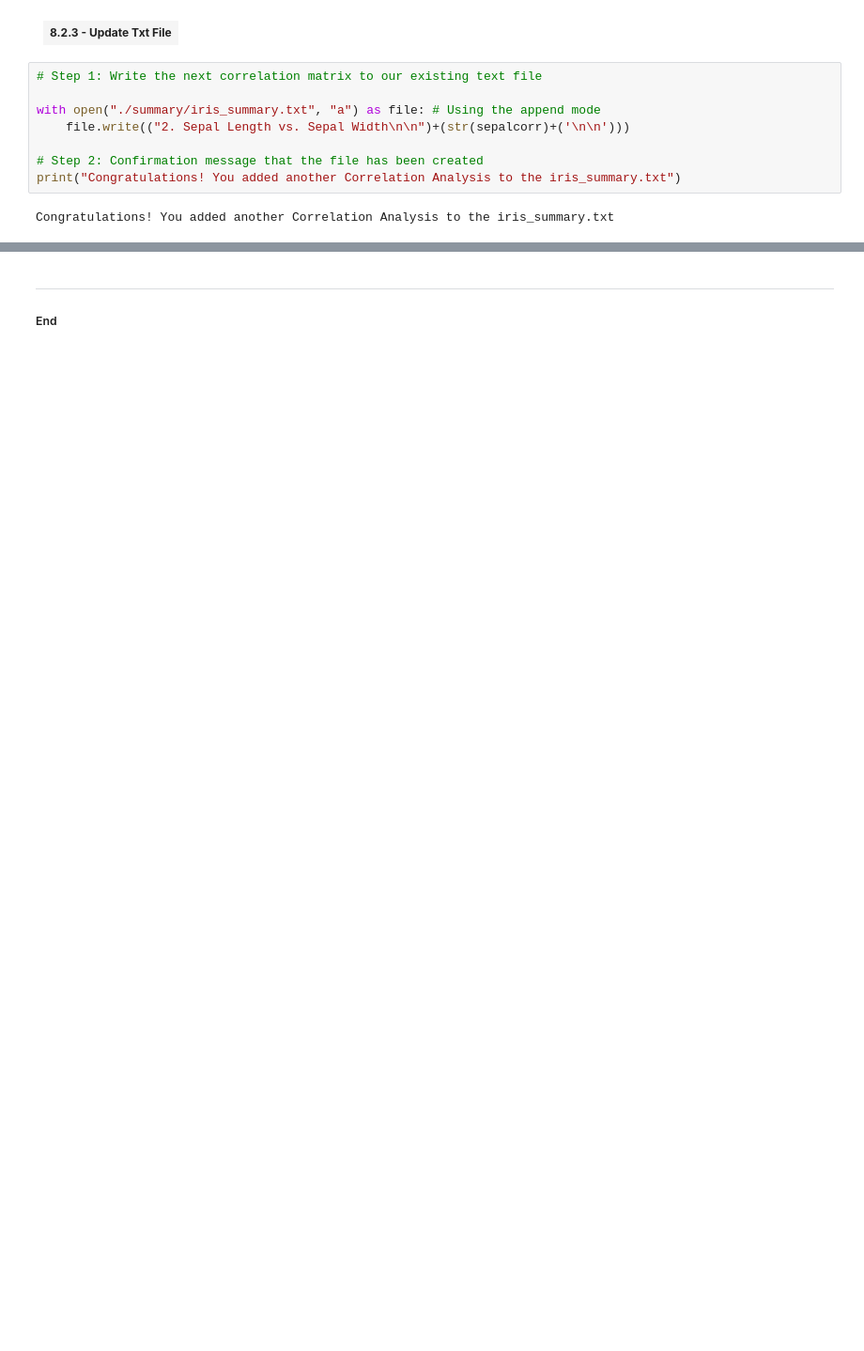
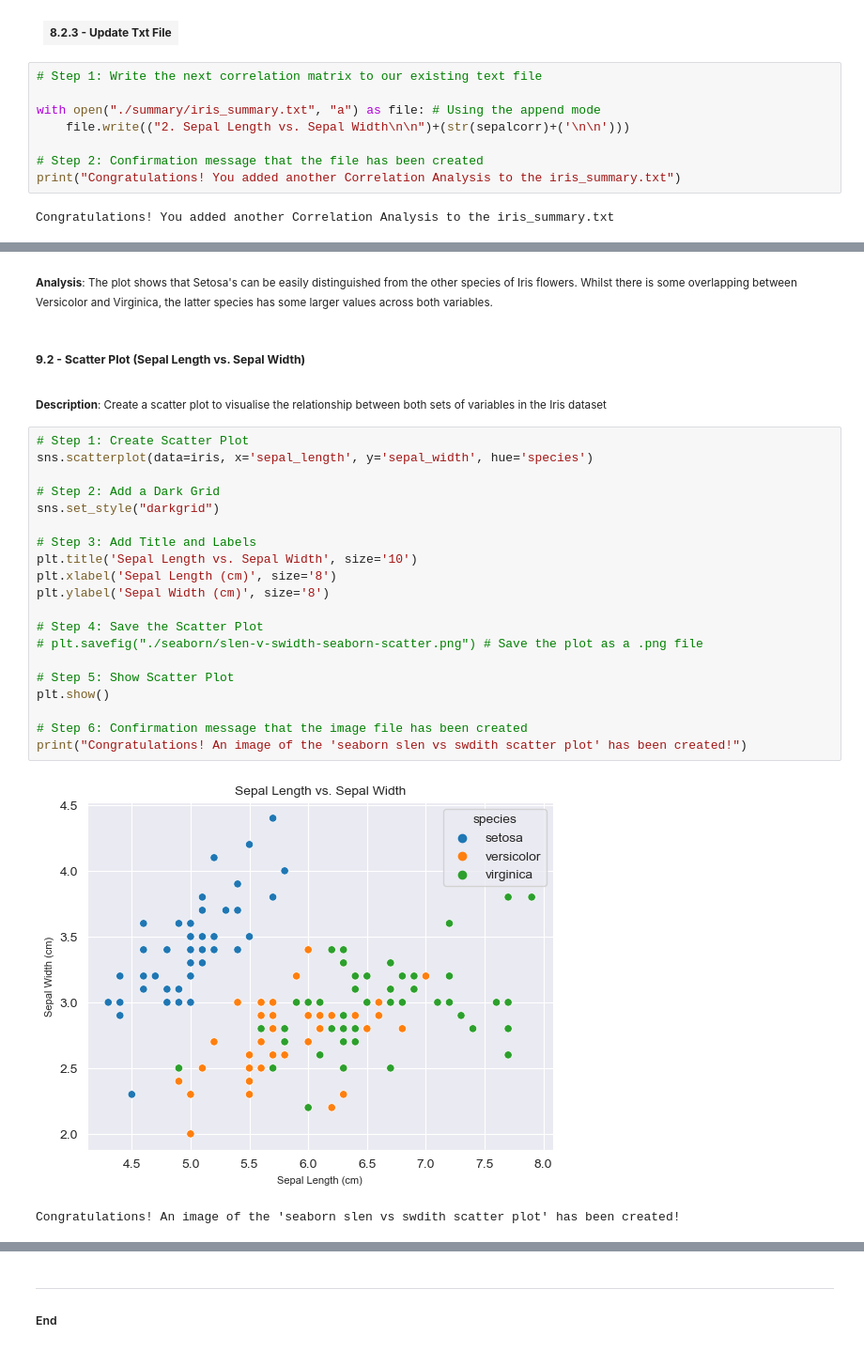
Before and after one commit to galto4/pands-project, a Jupyter notebook: iris.ipynb, the cells around one changed output, grey strips where cells are left out. Shown: that part at 94% size. Saved outputs shown, nothing was run; the diff lists cells and outputs as text; blank space fills up the shorter version.

```diff
--- a/iris.ipynb
+++ b/iris.ipynb
@@ -685,0 +727,29 @@ Congratulations! You added another Correlation Analysis to the iris_summary.txt
+# %% [markdown]
+<sub><b>Analysis</b>: The plot shows that Setosa's can be easily distinguished from the other species of Iris flowers. Whilst there is some overlapping between Versicolor and Virginica, the latter species has some larger values across both variables.</sub>
+# %% [markdown]
+##### <b>9.2 - Scatter Plot (Sepal Length vs. Sepal Width)</b>
+# %% [markdown]
+<sub><b>Description</b>: Create a scatter plot to visualise the relationship between both sets of variables in the Iris dataset</sub>
+# %%
+# Step 1: Create Scatter Plot
+sns.scatterplot(data=iris, x='sepal_length', y='sepal_width', hue='species')
+
+# Step 2: Add a Dark Grid
+sns.set_style("darkgrid")
+
+# Step 3: Add Title and Labels
+plt.title('Sepal Length vs. Sepal Width', size='10')
+plt.xlabel('Sepal Length (cm)', size='8')
+plt.ylabel('Sepal Width (cm)', size='8')
+
+# Step 4: Save the Scatter Plot
+# plt.savefig("./seaborn/slen-v-swidth-seaborn-scatter.png") # Save the plot as a .png file
+
+# Step 5: Show Scatter Plot
+plt.show()
+
+# Step 6: Confirmation message that the image file has been created
+print("Congratulations! An image of the 'seaborn slen vs swdith scatter plot' has been created!")
+# %% [output]
+[figure, added]
+Congratulations! An image of the 'seaborn slen vs swdith scatter plot' has been created!
```
Also changed, not shown: parts of 25 cells of this notebook, 1 other file.
